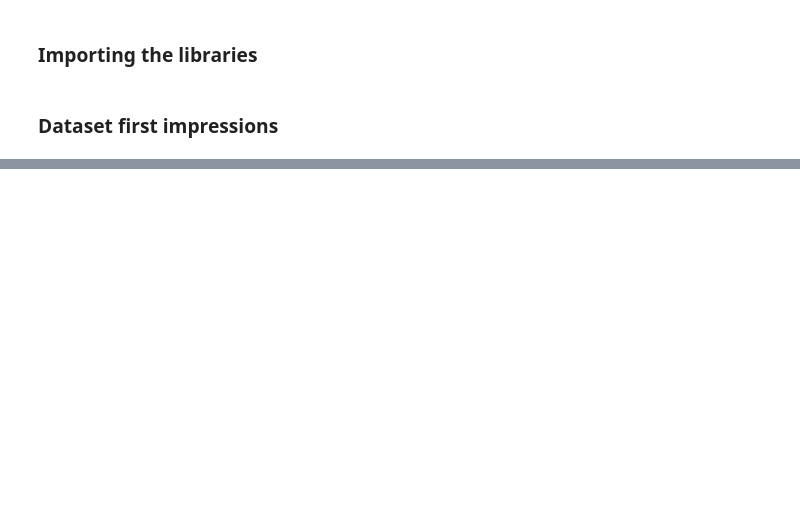
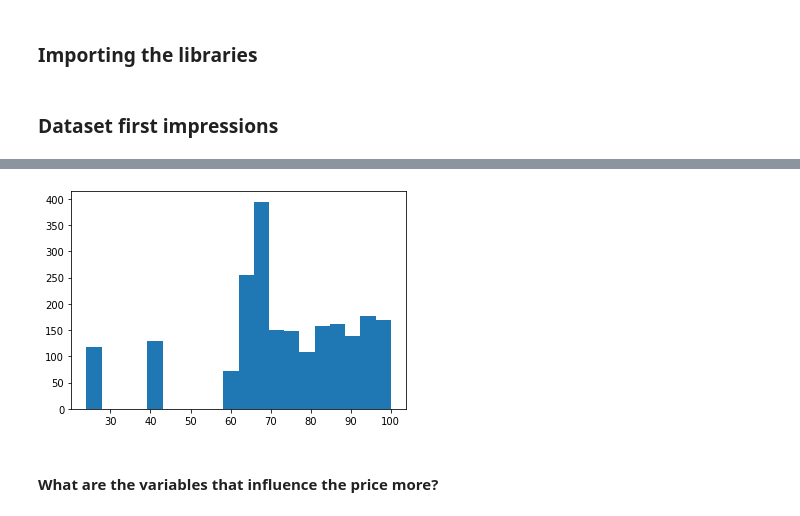
Before and after one commit to boa50/airbnb-analysis, a Jupyter notebook: notebook.ipynb, the cells around one changed output, grey strips where cells are left out. Saved outputs shown, nothing was run; the diff lists cells and outputs as text; code cells hidden in the pictures; blank space fills up the shorter version.

```diff
--- a/notebook.ipynb
+++ b/notebook.ipynb
@@ -32,0 +198,18 @@ Name: available, dtype: int64
+# %%
+n_bins = 20
+df_filtered = df[df['review_scores_rating'] >= 0][['price','review_scores_rating']]
+grouped = df_filtered.groupby(pd.cut(df_filtered['review_scores_rating'], bins=n_bins))
+
+x = []
+for group in list(grouped.groups.keys()):
+    x.append(group.right)
+
+y = []
+for val in grouped.mean().values:
+    y.append(val[0])
+# %%
+plt.hist(x, bins=n_bins, weights=y);
+# %% [output]
+[figure, added]
+# %% [markdown]
+#### What are the variables that influence the price more?
```
Also changed, not shown: parts of 34 cells of this notebook.
